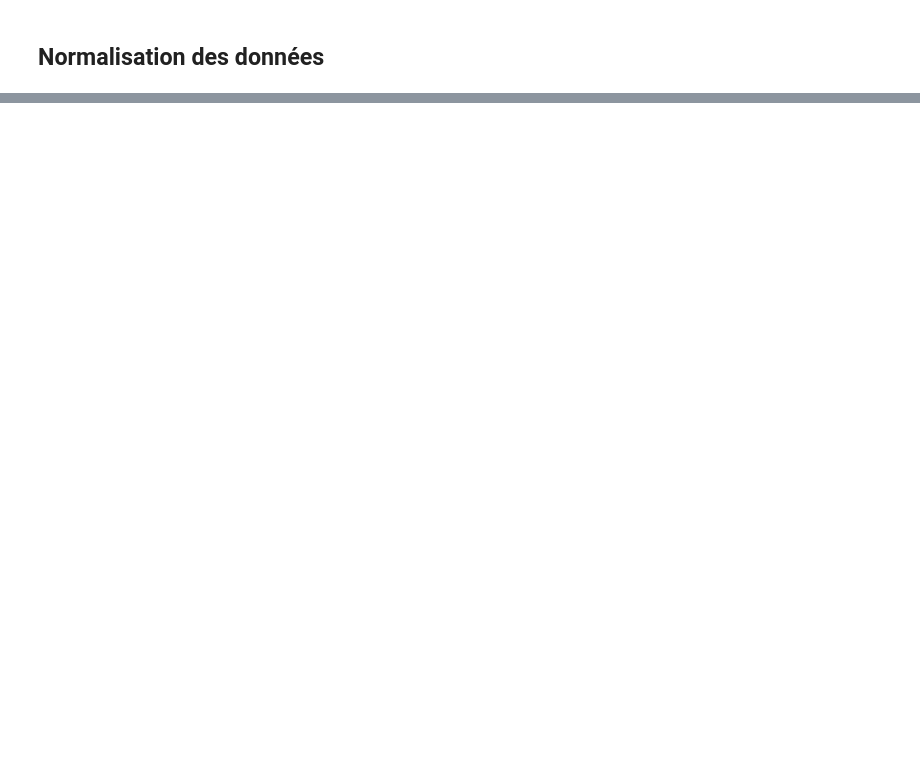
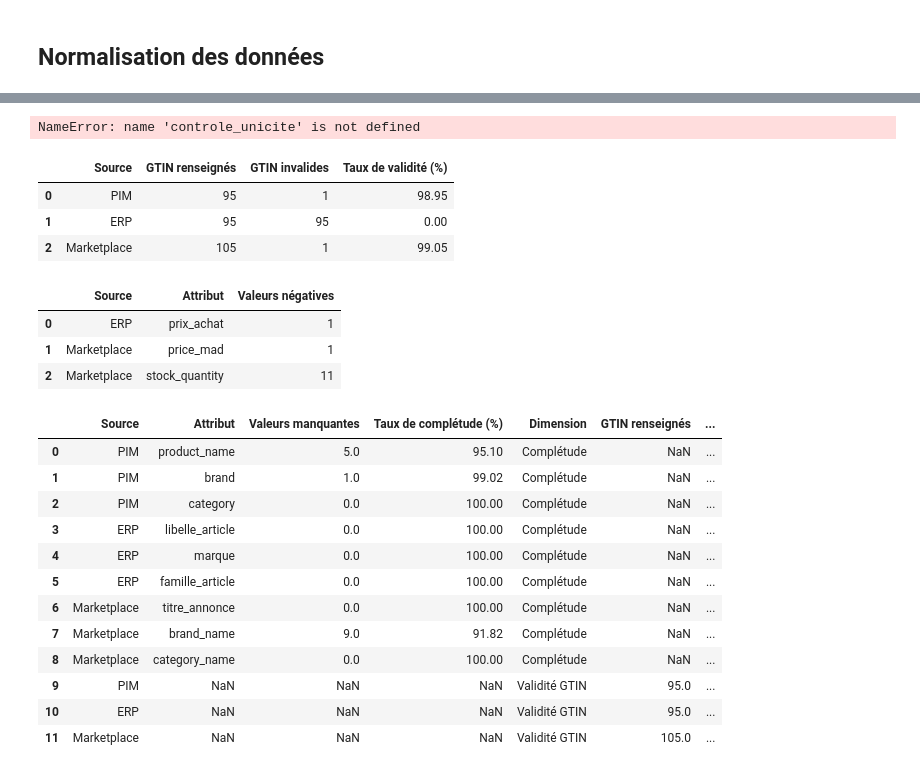
Before and after one commit to Ramadiaw12/Project_datagouvernance, a Jupyter notebook: notebooks/01_diagnostic_donnees.ipynb, the cells around one changed output, grey strips where cells are left out. Cells and saved outputs as stored; diff of their text form; code cells hidden in the pictures; blank space fills up the shorter version.

Commit message:
poursuivre la data quality

```diff
--- a/notebooks/01_diagnostic_donnees.ipynb
+++ b/notebooks/01_diagnostic_donnees.ipynb
@@ -600,0 +713,4 @@ display(donnees_normalisees.head(10))
+# %%
+for nom, df in sources.items():
+    print(f"\n{nom}")
+    print(df.columns.tolist())
@@ -600,0 +726,13 @@ display(donnees_normalisees.head(10))
+# %%
+rapport_unicite = pd.DataFrame([
+    controle_unicite(
+        sources[nom],
+        nom,
+        identifiant
+    )
+    for nom, identifiant in identifiants.items()
+])
+
+display(rapport_unicite)
+# %% [output]
+NameError: name 'controle_unicite' is not defined
@@ -600,0 +761,18 @@ display(donnees_normalisees.head(10))
+# %%
+colonnes_gtin = {
+    "PIM": "gtin",
+    "ERP": "code_barres",
+    "Marketplace": "barcode"
+}
+
+rapport_gtin = pd.concat([
+    controle_gtin(sources[nom], colonne, nom)
+    for nom, colonne in colonnes_gtin.items()
+], ignore_index=True)
+
+display(rapport_gtin)
+# %% [output]
+|  | Source | GTIN renseignés | GTIN invalides | Taux de validité (%) |
+| 0 | PIM | 95 | 1 | 98.95 |
+| 1 | ERP | 95 | 95 | 0.00 |
+| 2 | Marketplace | 105 | 1 | 99.05 |
@@ -600,0 +791,43 @@ display(donnees_normalisees.head(10))
+# %%
+controles_numeriques = [
+    (erp, "ERP", "prix_achat"),
+    (marketplace, "Marketplace", "price_mad"),
+    (marketplace, "Marketplace", "stock_quantity")
+]
+
+rapport_validite = pd.DataFrame([
+    controle_valeur_negative(df, colonne, nom)
+    for df, nom, colonne in controles_numeriques
+])
+
+display(rapport_validite)
+# %% [output]
+|  | Source | Attribut | Valeurs négatives |
+| 0 | ERP | prix_achat | 1 |
+| 1 | Marketplace | price_mad | 1 |
+| 2 | Marketplace | stock_quantity | 11 |
+# %%
+rapport_global = pd.concat(
+    [
+        rapport_completude.assign(Dimension="Complétude"),
+        rapport_gtin.assign(Dimension="Validité GTIN")
+    ],
+    ignore_index=True,
+    sort=False
+)
+
+display(rapport_global)
+# %% [output]
+|  | Source | Attribut | Valeurs manquantes | Taux de complétude (%) | Dimension | GTIN renseignés | ... |
+| 0 | PIM | product_name | 5.0 | 95.10 | Complétude | NaN | ... |
+| 1 | PIM | brand | 1.0 | 99.02 | Complétude | NaN | ... |
+| 2 | PIM | category | 0.0 | 100.00 | Complétude | NaN | ... |
+| 3 | ERP | libelle_article | 0.0 | 100.00 | Complétude | NaN | ... |
+| 4 | ERP | marque | 0.0 | 100.00 | Complétude | NaN | ... |
+| 5 | ERP | famille_article | 0.0 | 100.00 | Complétude | NaN | ... |
+| 6 | Marketplace | titre_annonce | 0.0 | 100.00 | Complétude | NaN | ... |
+| 7 | Marketplace | brand_name | 9.0 | 91.82 | Complétude | NaN | ... |
+| 8 | Marketplace | category_name | 0.0 | 100.00 | Complétude | NaN | ... |
+| 9 | PIM | NaN | NaN | NaN | Validité GTIN | 95.0 | ... |
+| 10 | ERP | NaN | NaN | NaN | Validité GTIN | 95.0 | ... |
+| 11 | Marketplace | NaN | NaN | NaN | Validité GTIN | 105.0 | ... |
```
Also changed, not shown: parts of 9 cells of this notebook, 2 other files.
